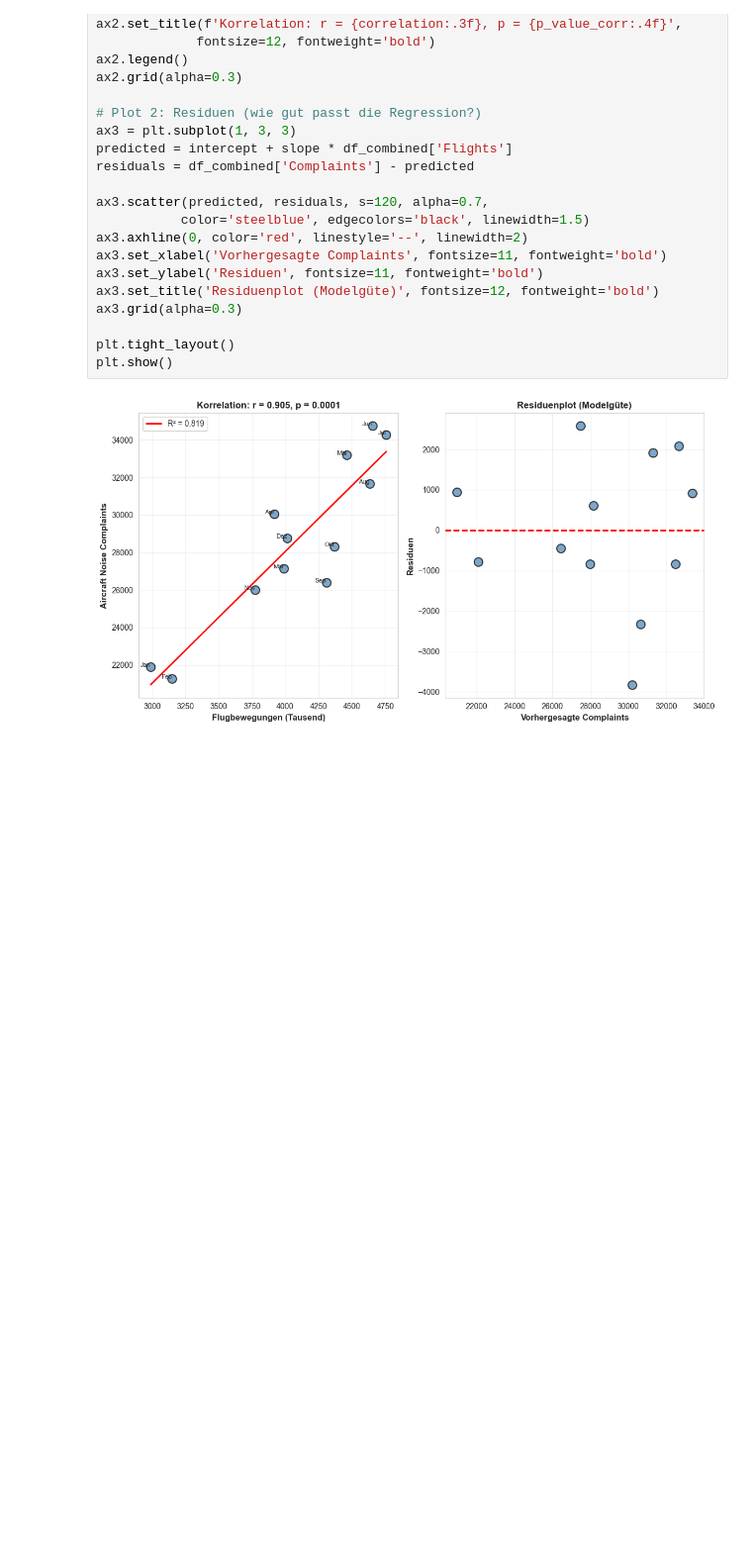
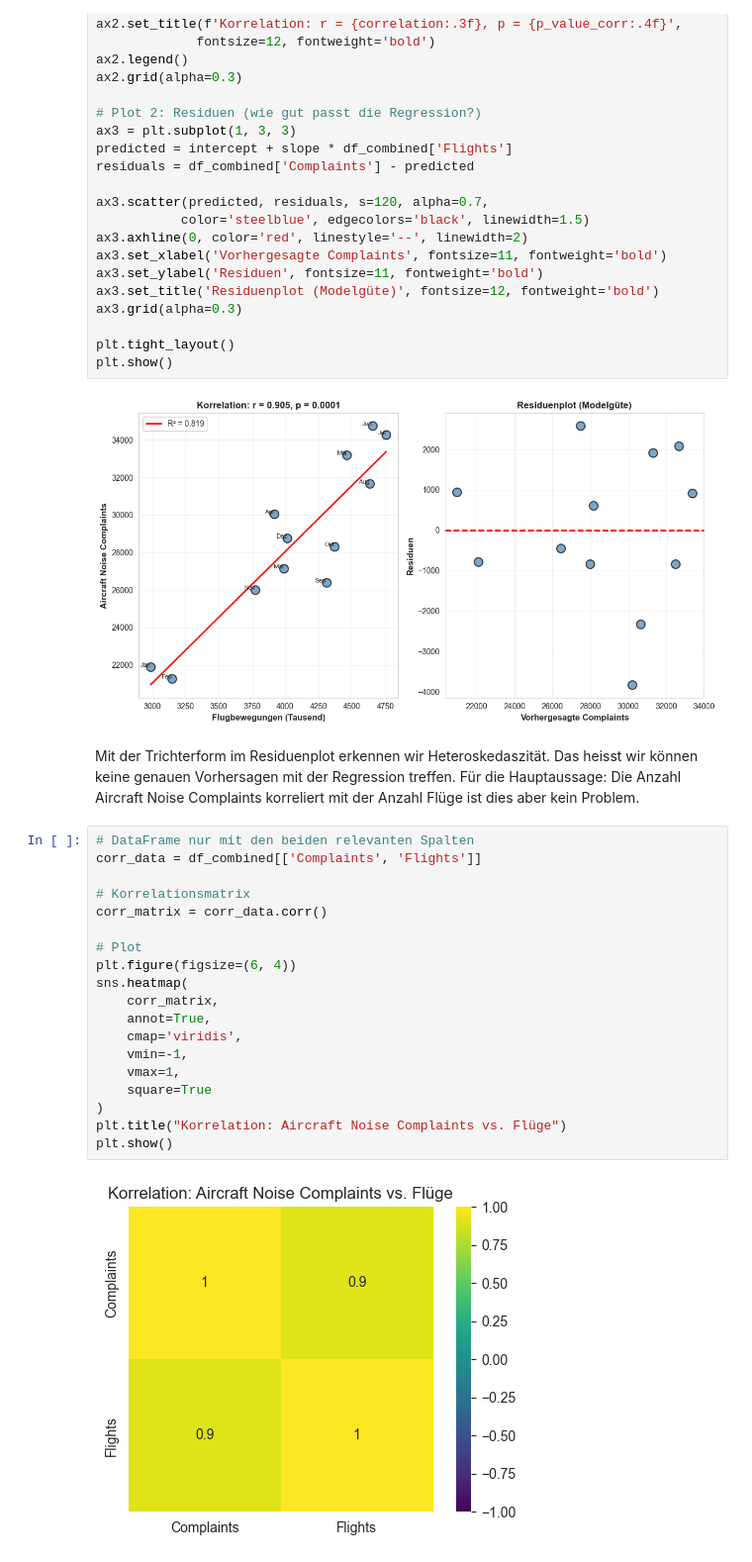
Before and after one commit to Ameowsle/Statistic-Macher, a Jupyter notebook: Created_Date_Hypothesentests.ipynb, the cells around one changed output. Shown: that part at 99% size. Drawn from its saved outputs; the diff is of its cells as text; blank space fills up the shorter version.

Commit message:
added Heatmap

```diff
--- a/Created_Date_Hypothesentests.ipynb
+++ b/Created_Date_Hypothesentests.ipynb
@@ -809,3 +809,26 @@ plt.tight_layout()
 plt.show()
 # %% [output]
 [figure]
+# %% [markdown]
+Mit der Trichterform im Residuenplot erkennen wir Heteroskedaszität. Das heisst wir können keine genauen Vorhersagen mit der Regression treffen. Für die Hauptaussage: Die Anzahl Aircraft Noise Complaints korreliert mit der Anzahl Flüge ist dies aber kein Problem.
+# %%
+# DataFrame nur mit den beiden relevanten Spalten
+corr_data = df_combined[['Complaints', 'Flights']]
+
+# Korrelationsmatrix
+corr_matrix = corr_data.corr()
+
+# Plot
+plt.figure(figsize=(6, 4))
+sns.heatmap(
+    corr_matrix,
+    annot=True,
+    cmap='viridis',
+    vmin=-1,
+    vmax=1,
+    square=True
+)
+plt.title("Korrelation: Aircraft Noise Complaints vs. Flüge")
+plt.show()
+# %% [output]
+[figure, added]
```
